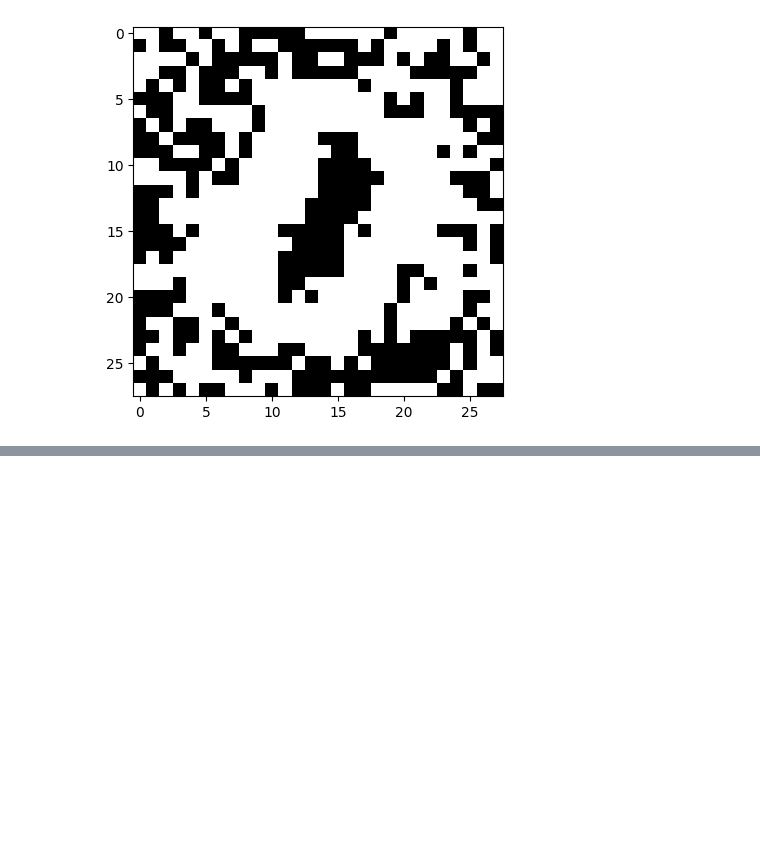
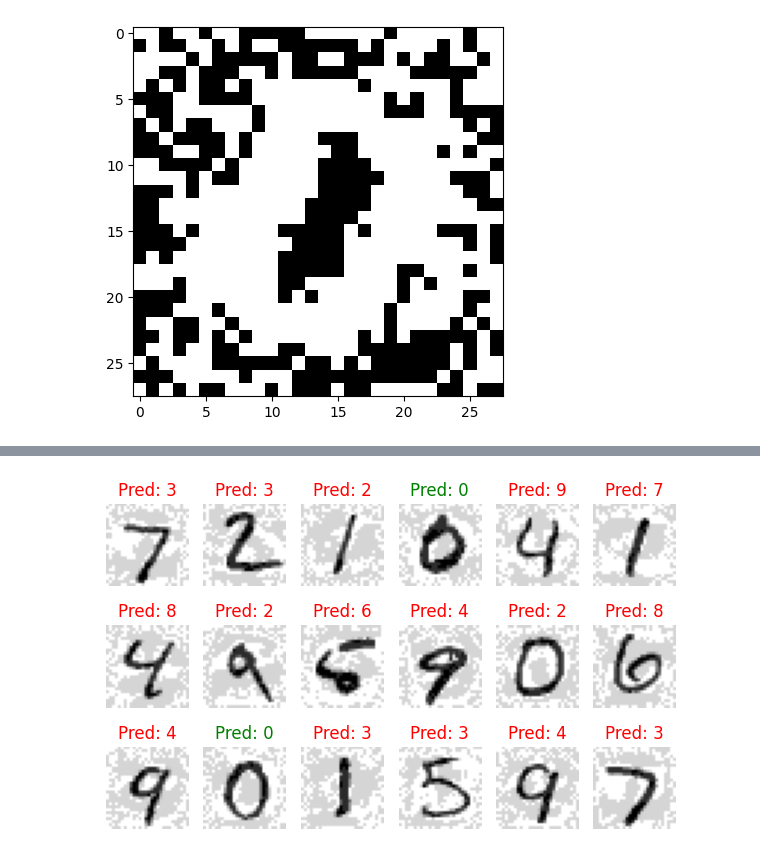
Before and after one commit to rojinakashefi/Trustworthy-ML, a Jupyter notebook: Adversarial_tutorial.ipynb, the cells around one changed output, grey strips where cells are left out. Cells and saved outputs as stored; diff of their text form; code cells hidden in the pictures; blank space fills up the shorter version.

```diff
--- a/Adverserial_tutorial.ipynb
+++ b/Adversarial_tutorial.ipynb
@@ -337,0 +513,7 @@ plt.imshow(1-delta.numpy(), cmap="gray")
+# %%
+def fgsm(model, X, y, epsilon):
+    """ Construct FGSM adversarial examples on the examples X"""
+    delta = torch.zeros_like(X, requires_grad=True)
+    loss = nn.CrossEntropyLoss()(model(X + delta), y)
+    loss.backward()
+    return epsilon * delta.grad.detach().sign()
@@ -337,0 +539,7 @@ plt.imshow(1-delta.numpy(), cmap="gray")
+# %%
+### Illustrate attacked images
+delta = fgsm(model_dnn_2, X, y, 0.1)
+yp = model_dnn_2(X + delta)
+plot_images(X+delta, y, yp, 3, 6)
+# %% [output]
+[figure, added]
```
Also changed, not shown: parts of 60 cells of this notebook, 23 other files.
